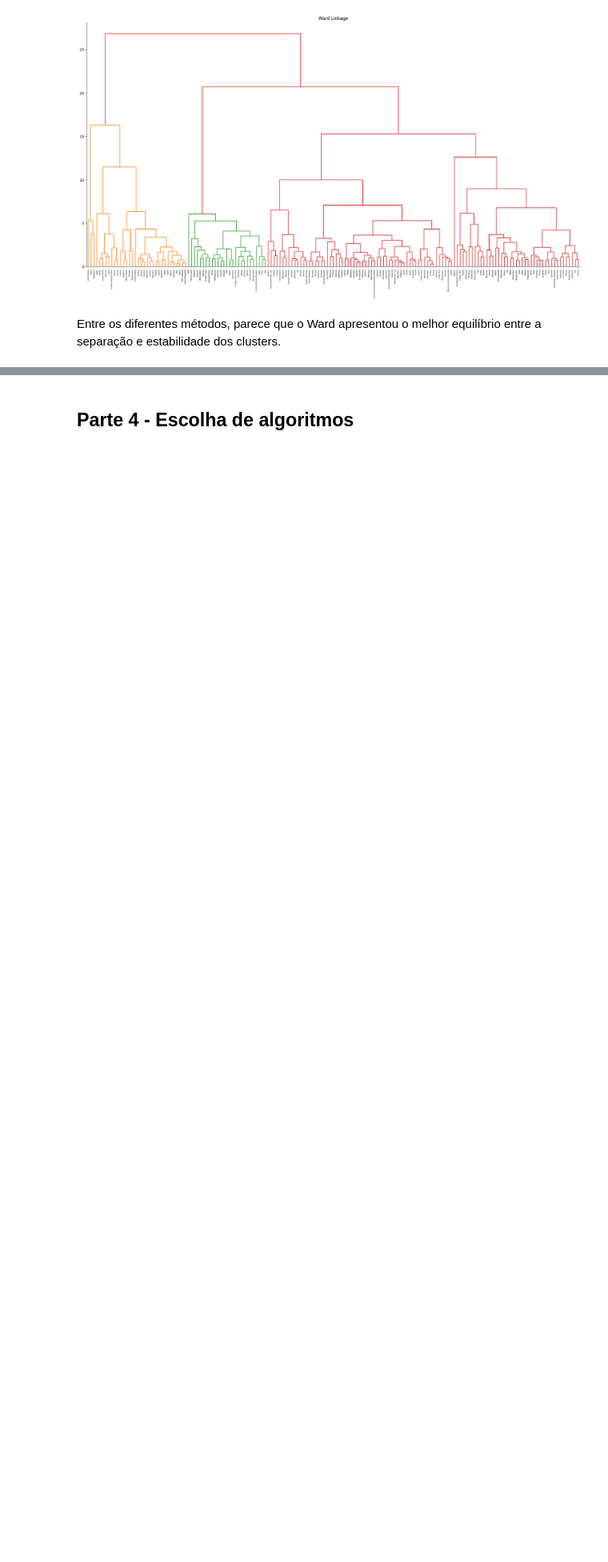
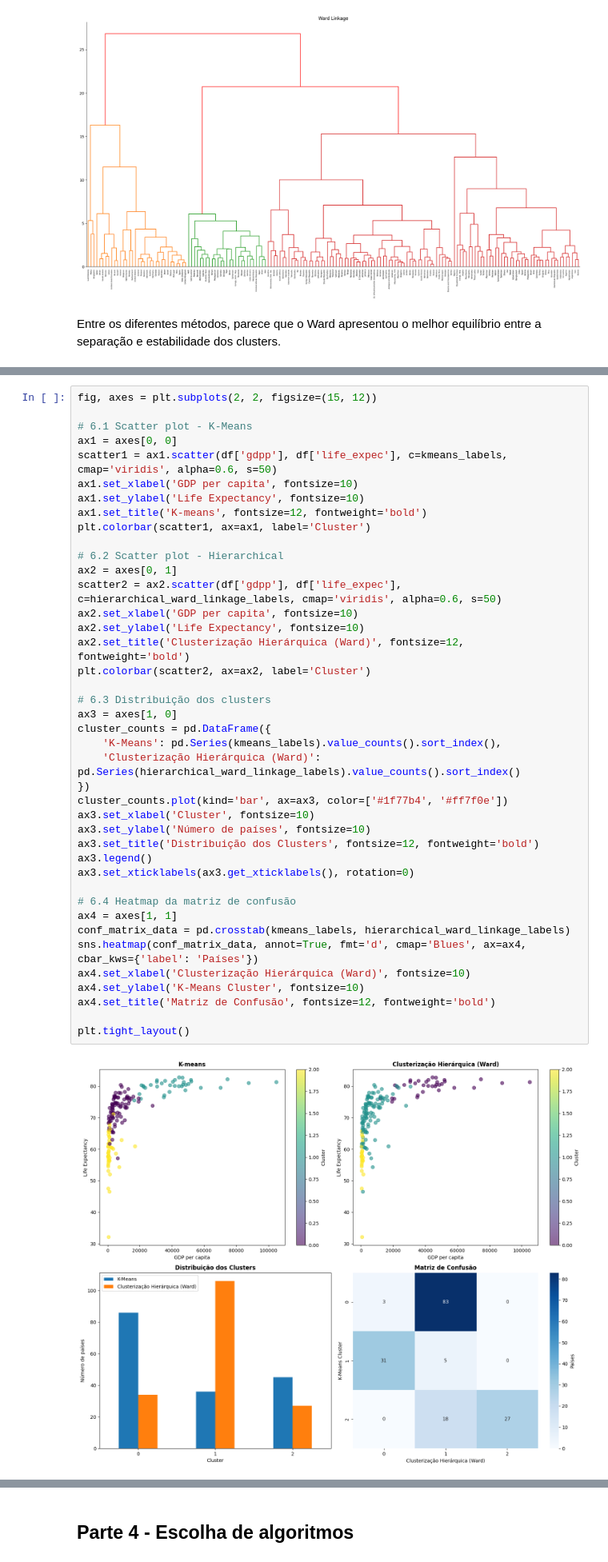
Before and after one commit to thealexandrelara/project-infnet-algoritmos-de-inteligencia-artificial-para-clusterizacao-25E4_2, a Jupyter notebook: project.ipynb, the cells around one changed output, grey strips where cells are left out. Shown at 80% size. Drawn from its saved outputs; the diff is of its cells as text; blank space fills up the shorter version.

```diff
--- a/project.ipynb
+++ b/project.ipynb
@@ -591,0 +654,43 @@ Entre os diferentes métodos, parece que o Ward apresentou o melhor equilíbrio
+# %%
+fig, axes = plt.subplots(2, 2, figsize=(15, 12))
+
+# 6.1 Scatter plot - K-Means
+ax1 = axes[0, 0]
+scatter1 = ax1.scatter(df['gdpp'], df['life_expec'], c=kmeans_labels, cmap='viridis', alpha=0.6, s=50)
+ax1.set_xlabel('GDP per capita', fontsize=10)
+ax1.set_ylabel('Life Expectancy', fontsize=10)
+ax1.set_title('K-means', fontsize=12, fontweight='bold')
+plt.colorbar(scatter1, ax=ax1, label='Cluster')
+
+# 6.2 Scatter plot - Hierarchical
+ax2 = axes[0, 1]
+scatter2 = ax2.scatter(df['gdpp'], df['life_expec'], c=hierarchical_ward_linkage_labels, cmap='viridis', alpha=0.6, s=50)
+ax2.set_xlabel('GDP per capita', fontsize=10)
+ax2.set_ylabel('Life Expectancy', fontsize=10)
+ax2.set_title('Clusterização Hierárquica (Ward)', fontsize=12, fontweight='bold')
+plt.colorbar(scatter2, ax=ax2, label='Cluster')
+
+# 6.3 Distribuição dos clusters
+ax3 = axes[1, 0]
+cluster_counts = pd.DataFrame({
+    'K-Means': pd.Series(kmeans_labels).value_counts().sort_index(),
+    'Clusterização Hierárquica (Ward)': pd.Series(hierarchical_ward_linkage_labels).value_counts().sort_index()
+})
+cluster_counts.plot(kind='bar', ax=ax3, color=['#1f77b4', '#ff7f0e'])
+ax3.set_xlabel('Cluster', fontsize=10)
+ax3.set_ylabel('Número de países', fontsize=10)
+ax3.set_title('Distribuição dos Clusters', fontsize=12, fontweight='bold')
+ax3.legend()
+ax3.set_xticklabels(ax3.get_xticklabels(), rotation=0)
+
+# 6.4 Heatmap da matriz de confusão
+ax4 = axes[1, 1]
+conf_matrix_data = pd.crosstab(kmeans_labels, hierarchical_ward_linkage_labels)
+sns.heatmap(conf_matrix_data, annot=True, fmt='d', cmap='Blues', ax=ax4, cbar_kws={'label': 'Países'})
+ax4.set_xlabel('Clusterização Hierárquica (Ward)', fontsize=10)
+ax4.set_ylabel('K-Means Cluster', fontsize=10)
+ax4.set_title('Matriz de Confusão', fontsize=12, fontweight='bold')
+
+plt.tight_layout()
+# %% [output]
+[figure, added]
```
Also changed, not shown: parts of 6 cells of this notebook.
